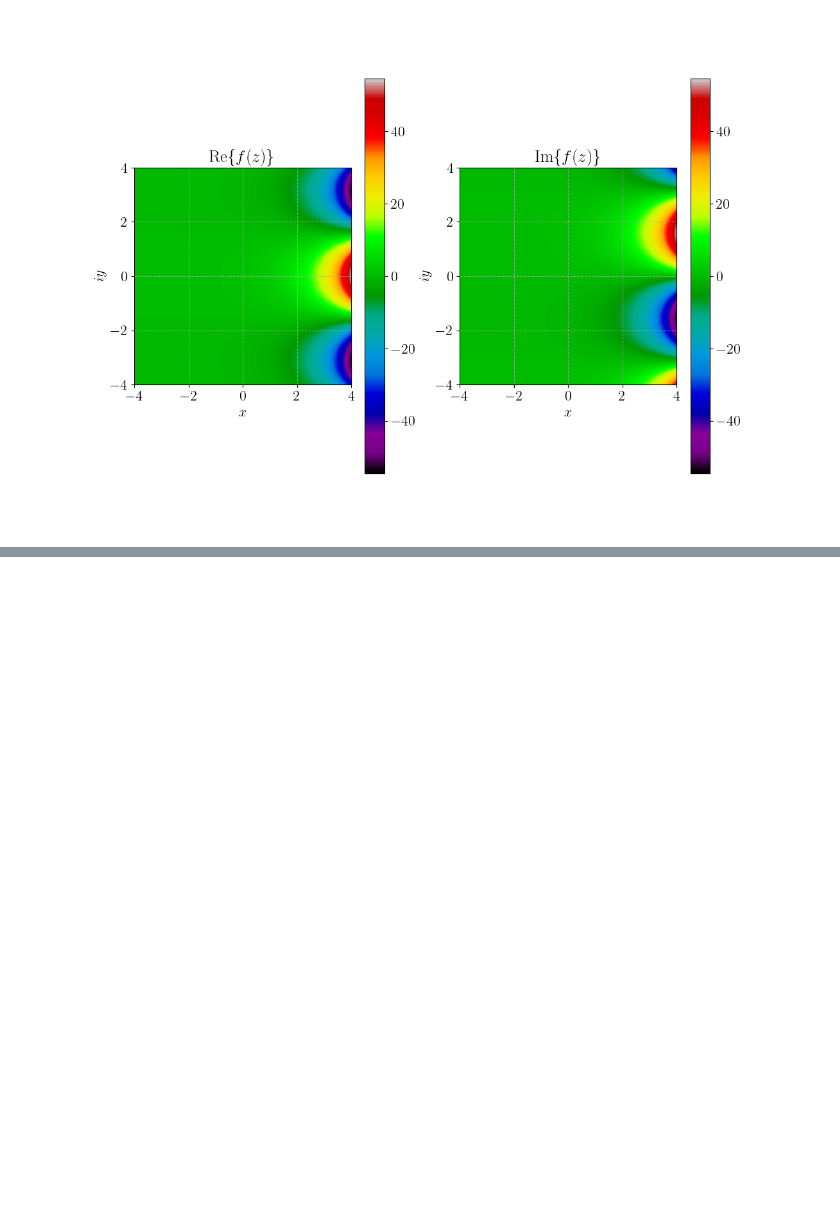
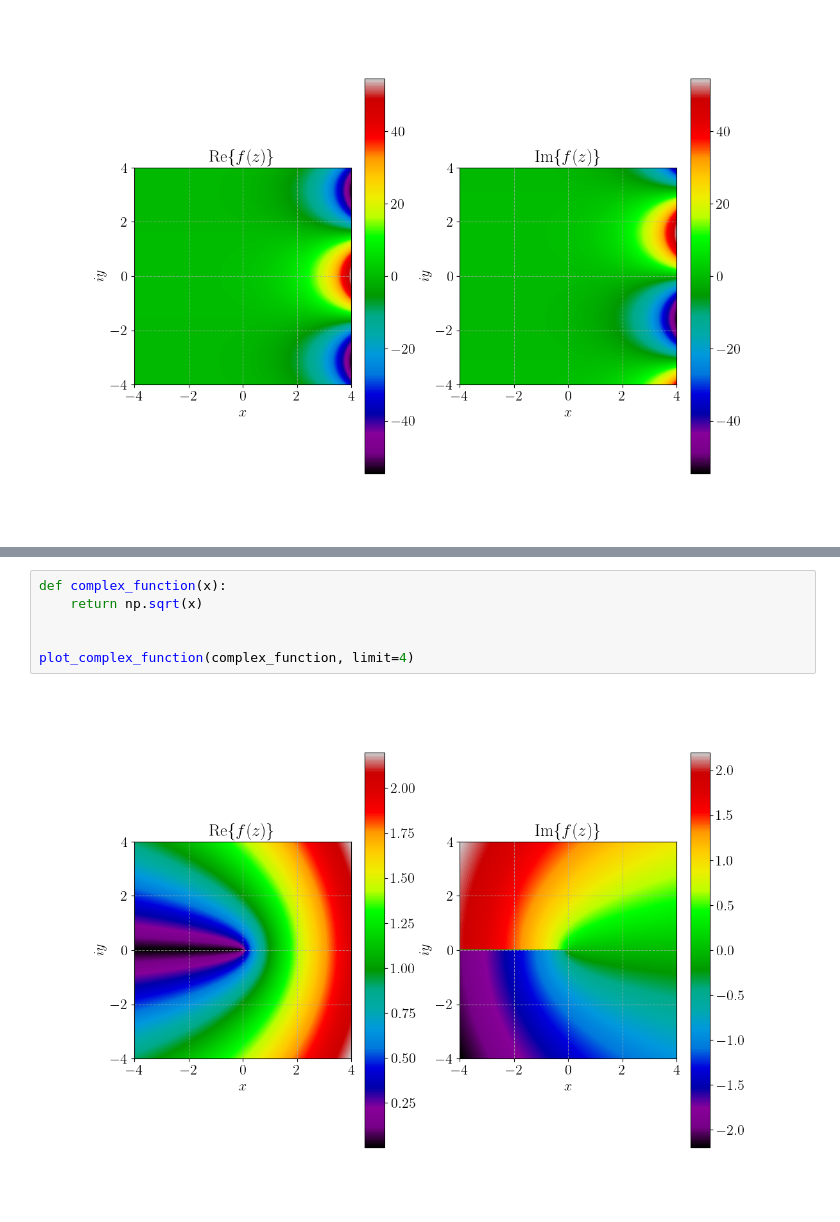
Before and after one commit to ruc-data-viz/2024-spring-class-09, a Jupyter notebook: notebooks/math_objects.ipynb, the cells around one changed output, grey strips where cells are left out. Cells and saved outputs as stored; diff of their text form; blank space fills up the shorter version.

```diff
--- a/notebooks/math_objects.ipynb
+++ b/notebooks/math_objects.ipynb
@@ -69,0 +78,8 @@ plot_complex_function(np.exp, limit=4)
+# %%
+def complex_function(x):
+    return np.sqrt(x)
+
+
+plot_complex_function(complex_function, limit=4)
+# %% [output]
+[figure, added]
```
Also changed, not shown: parts of 2 cells of this notebook, 2 other files.
